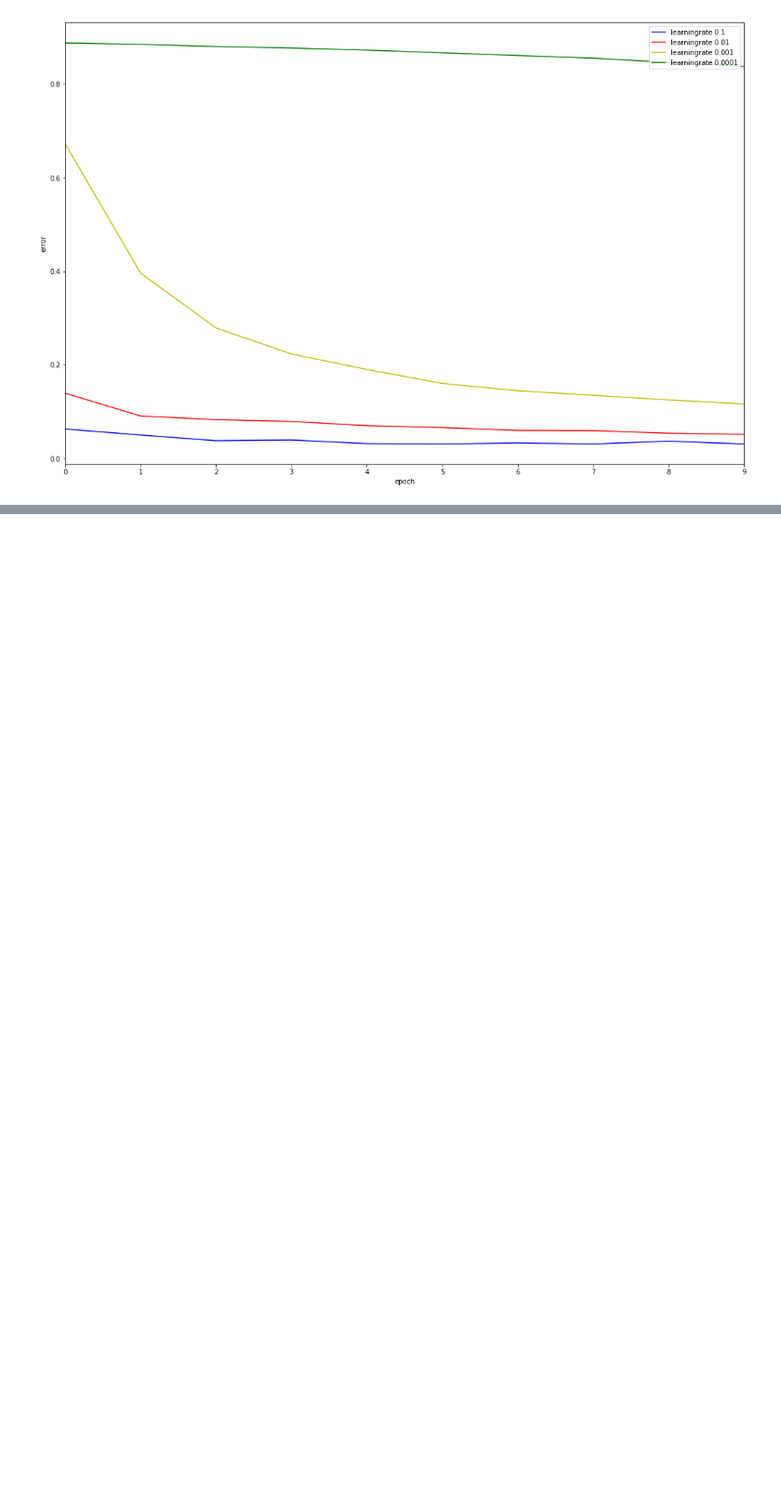
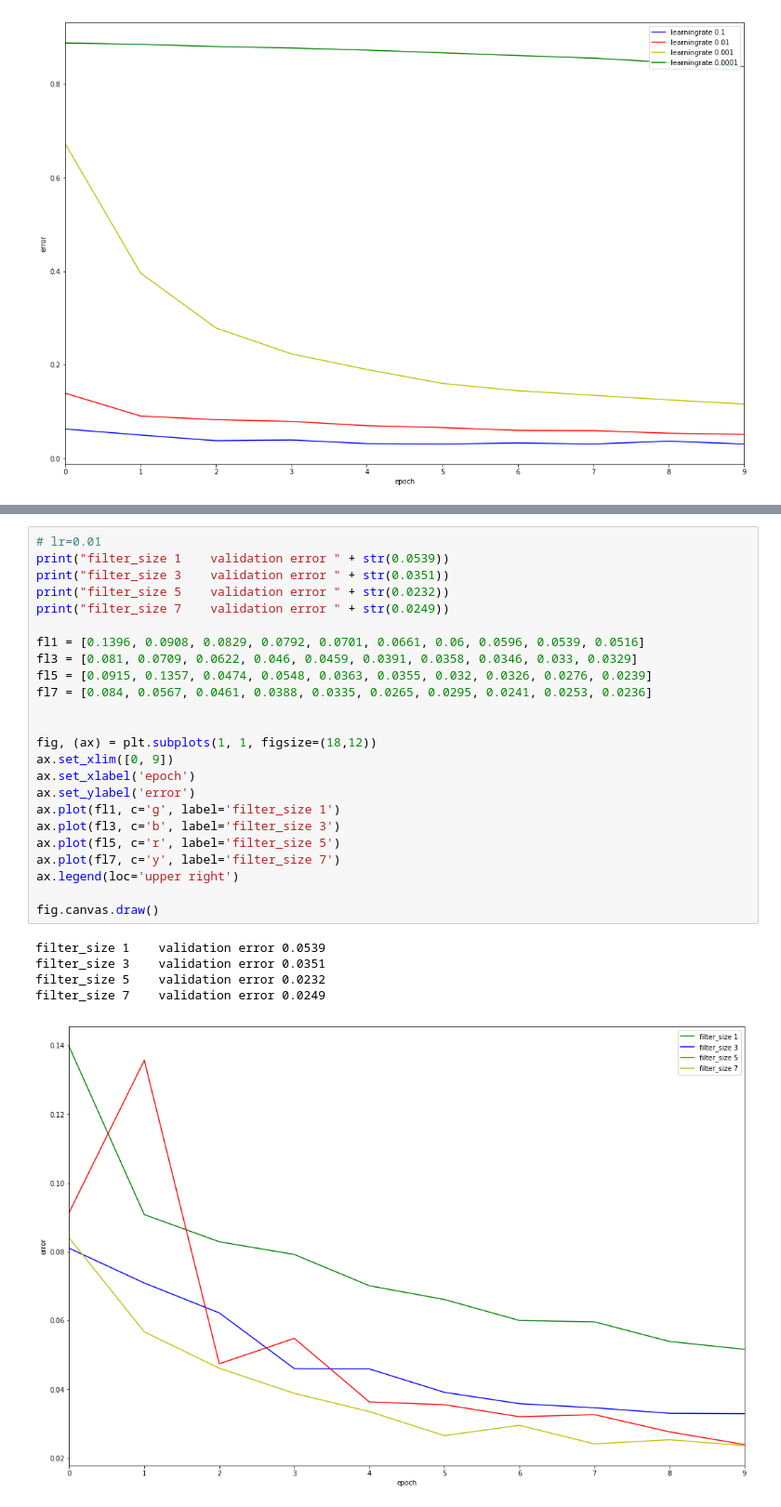
Before and after one commit to legitWelto/DeepLearningLab18, a Jupyter notebook: exercie2/plots.ipynb, the cells around one changed output, grey strips where cells are left out. Shown at 93% size. Drawn from its saved outputs; the diff is of its cells as text; blank space fills up the shorter version.

```diff
--- a/exercie2/plots.ipynb
+++ b/exercie2/plots.ipynb
@@ -111,0 +149,30 @@ lr=0.001  validation error 0.0738
+# %%
+# lr=0.01
+print("filter_size 1    validation error " + str(0.0539))
+print("filter_size 3    validation error " + str(0.0351))
+print("filter_size 5    validation error " + str(0.0232))
+print("filter_size 7    validation error " + str(0.0249))
+
+fl1 = [0.1396, 0.0908, 0.0829, 0.0792, 0.0701, 0.0661, 0.06, 0.0596, 0.0539, 0.0516]
+fl3 = [0.081, 0.0709, 0.0622, 0.046, 0.0459, 0.0391, 0.0358, 0.0346, 0.033, 0.0329]
+fl5 = [0.0915, 0.1357, 0.0474, 0.0548, 0.0363, 0.0355, 0.032, 0.0326, 0.0276, 0.0239]
+fl7 = [0.084, 0.0567, 0.0461, 0.0388, 0.0335, 0.0265, 0.0295, 0.0241, 0.0253, 0.0236]
+
+
+fig, (ax) = plt.subplots(1, 1, figsize=(18,12))
+ax.set_xlim([0, 9])
+ax.set_xlabel('epoch')
+ax.set_ylabel('error')
+ax.plot(fl1, c='g', label='filter_size 1')
+ax.plot(fl3, c='b', label='filter_size 3')
+ax.plot(fl5, c='r', label='filter_size 5')
+ax.plot(fl7, c='y', label='filter_size 7')
+ax.legend(loc='upper right')
+
+fig.canvas.draw()
+# %% [output]
+filter_size 1    validation error 0.0539
+filter_size 3    validation error 0.0351
+filter_size 5    validation error 0.0232
+filter_size 7    validation error 0.0249
+[figure, added]
```
Also changed, not shown: parts of 5 cells of this notebook.
